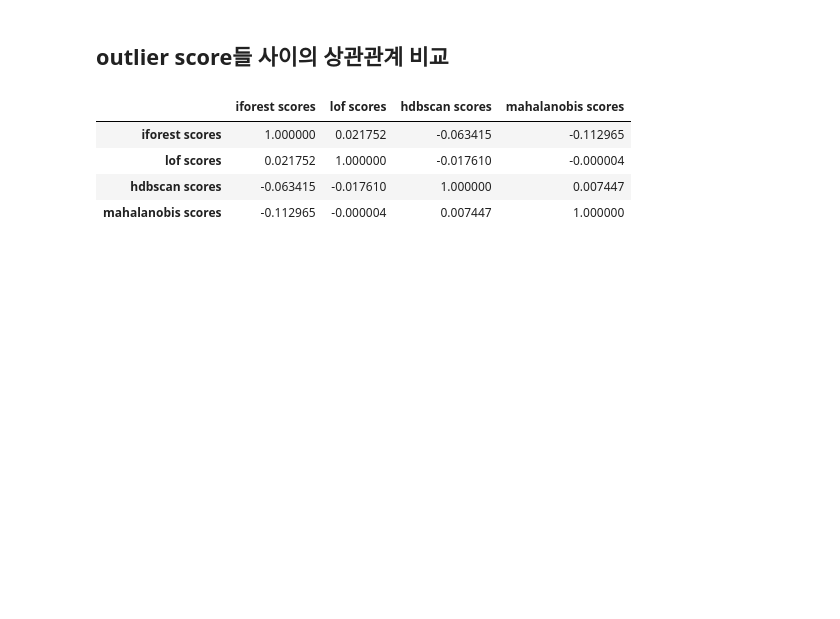
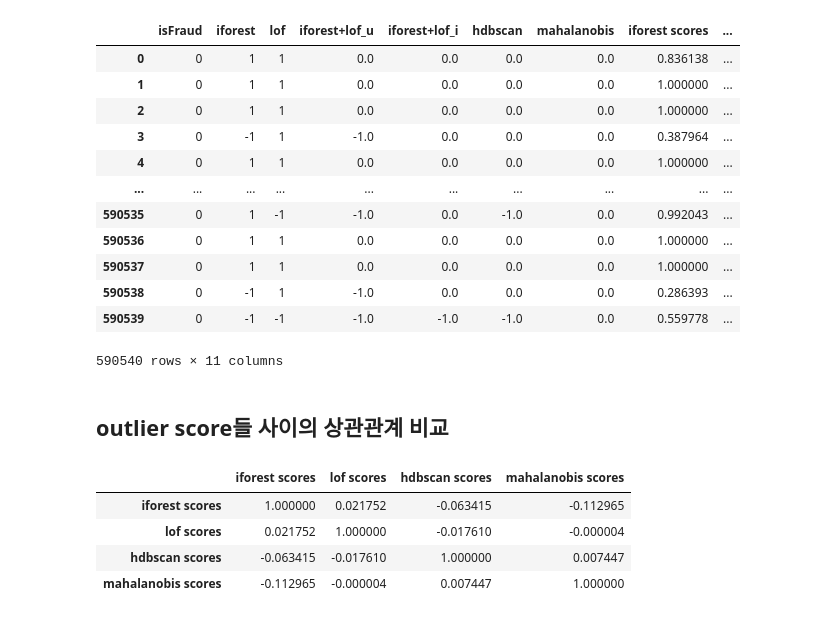
Before and after one commit to kkimlim2/outlier_detection, a Jupyter notebook: comparison.ipynb, the cells around one changed output. Cells and saved outputs as stored; diff of their text form; code cells hidden in the pictures; blank space fills up the shorter version.

```diff
--- a/comparison.ipynb
+++ b/comparison.ipynb
@@ -10,6 +10,22 @@ target=pd.read_csv("./train_scores.csv")
 # %%
 target
 columns=target.columns
+# %%
+target
+# %% [output]
+|  | isFraud | iforest | lof | iforest+lof_u | iforest+lof_i | hdbscan | mahalanobis | iforest scores | ... |
+| 0 | 0 | 1 | 1 | 0.0 | 0.0 | 0.0 | 0.0 | 0.836138 | ... |
+| 1 | 0 | 1 | 1 | 0.0 | 0.0 | 0.0 | 0.0 | 1.000000 | ... |
+| 2 | 0 | 1 | 1 | 0.0 | 0.0 | 0.0 | 0.0 | 1.000000 | ... |
+| 3 | 0 | -1 | 1 | -1.0 | 0.0 | 0.0 | 0.0 | 0.387964 | ... |
+| 4 | 0 | 1 | 1 | 0.0 | 0.0 | 0.0 | 0.0 | 1.000000 | ... |
+| ... | ... | ... | ... | ... | ... | ... | ... | ... | ... |
+| 590535 | 0 | 1 | -1 | -1.0 | 0.0 | -1.0 | 0.0 | 0.992043 | ... |
+| 590536 | 0 | 1 | 1 | 0.0 | 0.0 | 0.0 | 0.0 | 1.000000 | ... |
+| 590537 | 0 | 1 | 1 | 0.0 | 0.0 | 0.0 | 0.0 | 1.000000 | ... |
+| 590538 | 0 | -1 | 1 | -1.0 | 0.0 | 0.0 | 0.0 | 0.286393 | ... |
+| 590539 | 0 | -1 | -1 | -1.0 | -1.0 | -1.0 | 0.0 | 0.559778 | ... |
+590540 rows × 11 columns
 # %% [markdown]
 ## outlier score들 사이의 상관관계 비교
 # %%
```
Also changed, not shown: parts of 4 cells of this notebook.
